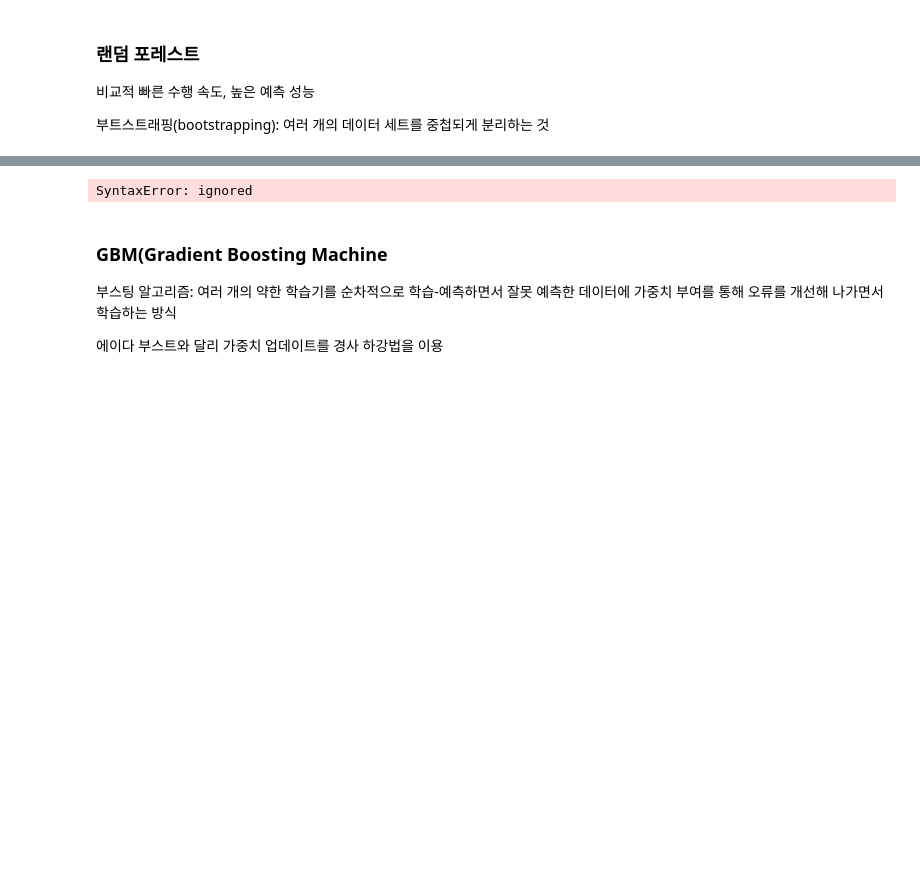
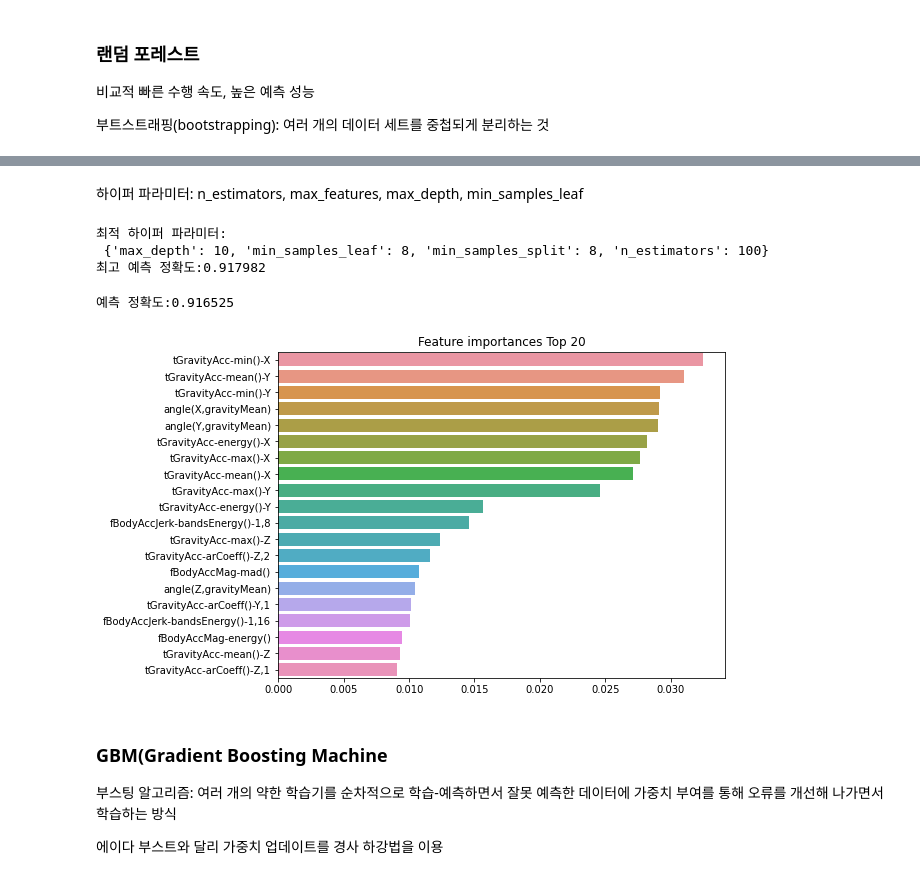
Before and after one commit to JJJJeon/ESAA, a Jupyter notebook: 10주차2.ipynb, the cells around one changed output, grey strips where cells are left out. Saved outputs shown, nothing was run; the diff lists cells and outputs as text; code cells hidden in the pictures; blank space fills up the shorter version.

```diff
--- a/10주차2.ipynb
+++ b/10주차2.ipynb
@@ -184,3 +277,5 @@ FileNotFoundError: ignored
+# %% [markdown]
+하이퍼 파라미터: n_estimators, max_features, max_depth, min_samples_leaf
 # %%
 from sklearn.model_selection import GridSearchCV
 
@@ -192,31 +287,37 @@ params={
 }
 #RandomForestClassifier 객체 생성 후 GridSearchCV 수행
 rf_clf=RandomForestClassifier(random_state=0, n_jobs=-1)
-grid_cv=GridSearchCV(rf_clf, param_grid=params. cv=2, n_jobs=-1)
+grid_cv = GridSearchCV(rf_clf, param_grid=params, cv=2, n_jobs=-1)
 grid_cv.fit(X_train, y_train)
 
 print('최적 하이퍼 파라미터:\n', grid_cv.best_params_)
 print('최고 예측 정확도:{0:4f}'.format(grid_cv.best_score_))
 # %% [output]
-SyntaxError: ignored
+최적 하이퍼 파라미터:
+ {'max_depth': 10, 'min_samples_leaf': 8, 'min_samples_split': 8, 'n_estimators': 100}
+최고 예측 정확도:0.917982
 # %%
 rf_clf1=RandomForestClassifier(n_estimators=300, max_depth=10, min_samples_leaf=8, min_samples_split=8, random_state=0)
 rf_clf1.fit(X_train, y_train)
-pred=rf.clf1.predict(X_test)
+pred=rf_clf1.predict(X_test)
 print('예측 정확도:{0:4f}'.format(accuracy_score(y_test, pred)))
+# %% [output]
+예측 정확도:0.916525
 # %%
 import matplotlib.pyplot as plt
 import seaborn as sns
 %matplotlib inline
 
-ftr_importances_values=rf_clf1.feature_importances_
-ftr_importances=pd.Series(ftr_importances_values, imdex=X_train.columns)
+ftr_importances_values=rf_clf1.feature_importances_ #피처 중요도
+ftr_importances=pd.Series(ftr_importances_values, index=X_train.columns)
 ftr_top20=ftr_importances.sort_values(ascending=False)[:20]
 
 plt.figure(figsize=(8,6))
 plt.title('Feature importances Top 20')
 sns.barplot(x=ftr_top20, y=ftr_top20.index)
 plt.show()
+# %% [output]
+[figure, added]
 # %% [markdown]
 ### GBM(Gradient Boosting Machine
 부스팅 알고리즘: 여러 개의 약한 학습기를 순차적으로 학습-예측하면서 잘못 예측한 데이터에 가중치 부여를 통해 오류를 개선해 나가면서 학습하는 방식
```
Also changed, not shown: parts of 9 cells of this notebook.
